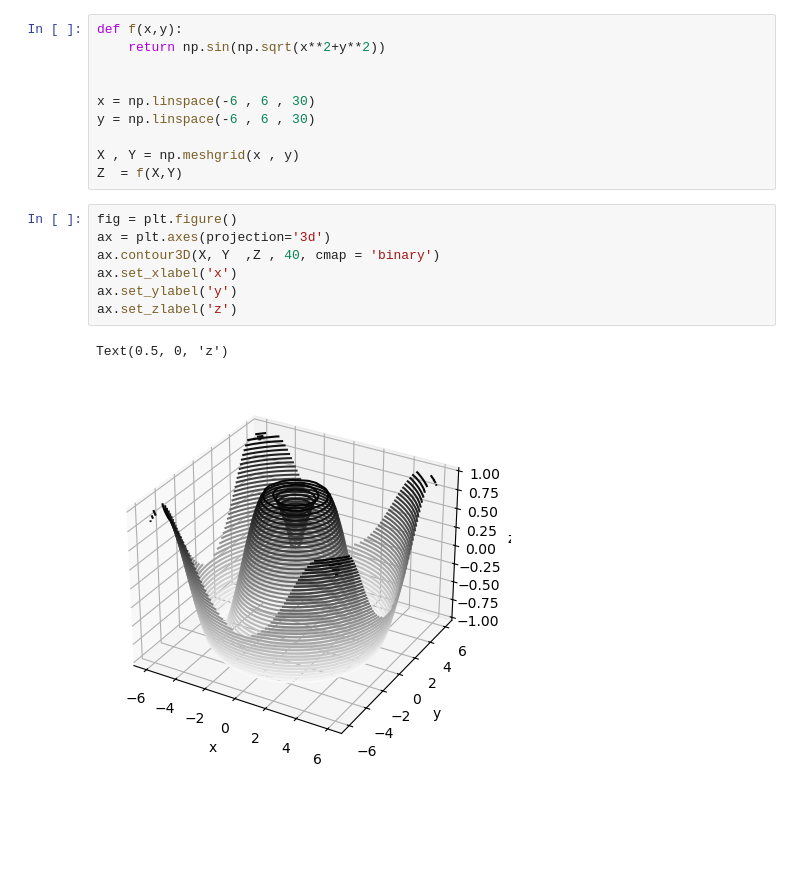
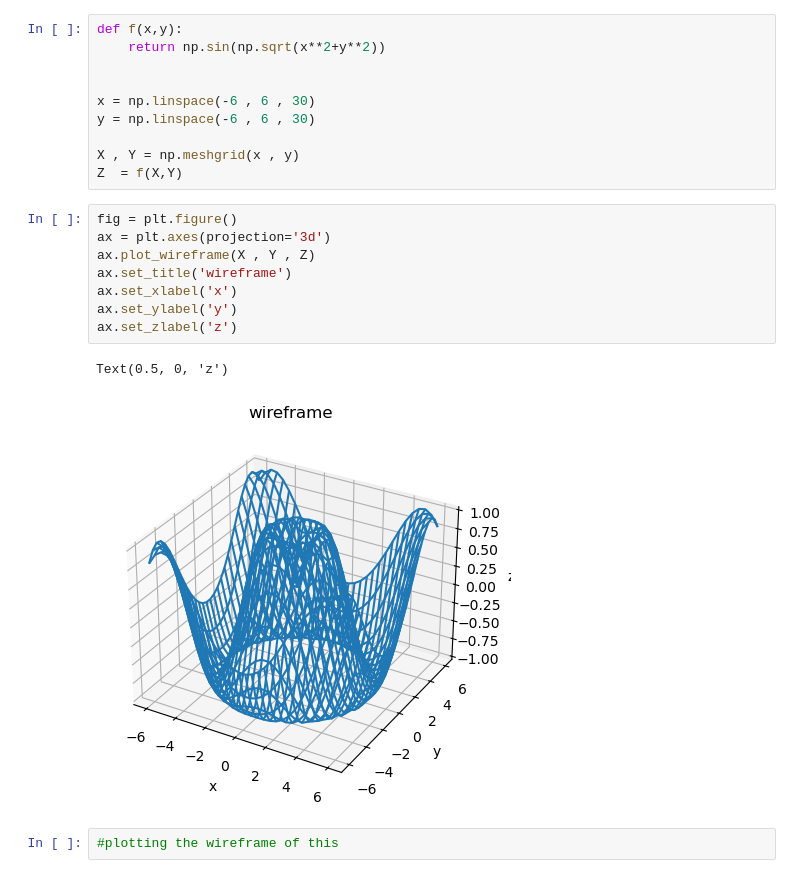
Before and after one commit to Venux09/Data_science_handbook_study, a Jupyter notebook: Matplotlib-data_science_handbook/3_d_plot.ipynb, the cells around one changed output. Cells and saved outputs as stored; diff of their text form; blank space fills up the shorter version.

Commit message:
surface and wireframe 3D plotting in the 3D plotting

```diff
--- a/Matplotlib-data_science_handbook/3_d_plot.ipynb
+++ b/Matplotlib-data_science_handbook/3_d_plot.ipynb
@@ -40,10 +40,13 @@ Z  = f(X,Y)
 # %%
 fig = plt.figure()
 ax = plt.axes(projection='3d')
-ax.contour3D(X, Y  ,Z , 40, cmap = 'binary')
+ax.plot_wireframe(X , Y , Z)
+ax.set_title('wireframe')
 ax.set_xlabel('x')
 ax.set_ylabel('y')
 ax.set_zlabel('z')
 # %% [output]
 Text(0.5, 0, 'z')
-[figure, old version]
+[figure, new version]
+# %%
+#plotting the wireframe of this
```
Also changed, not shown: parts of 1 cell of this notebook, 1 other file.
